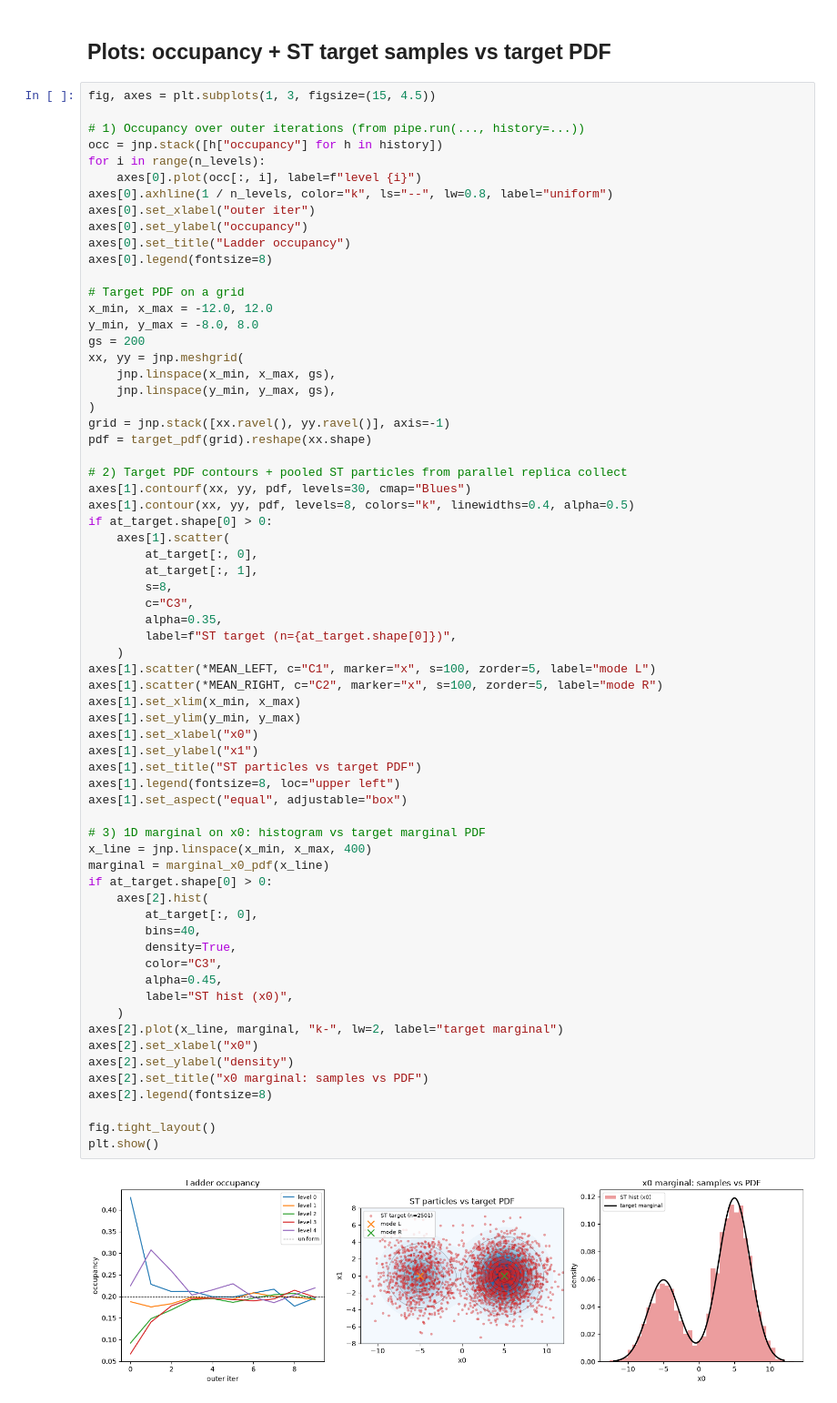
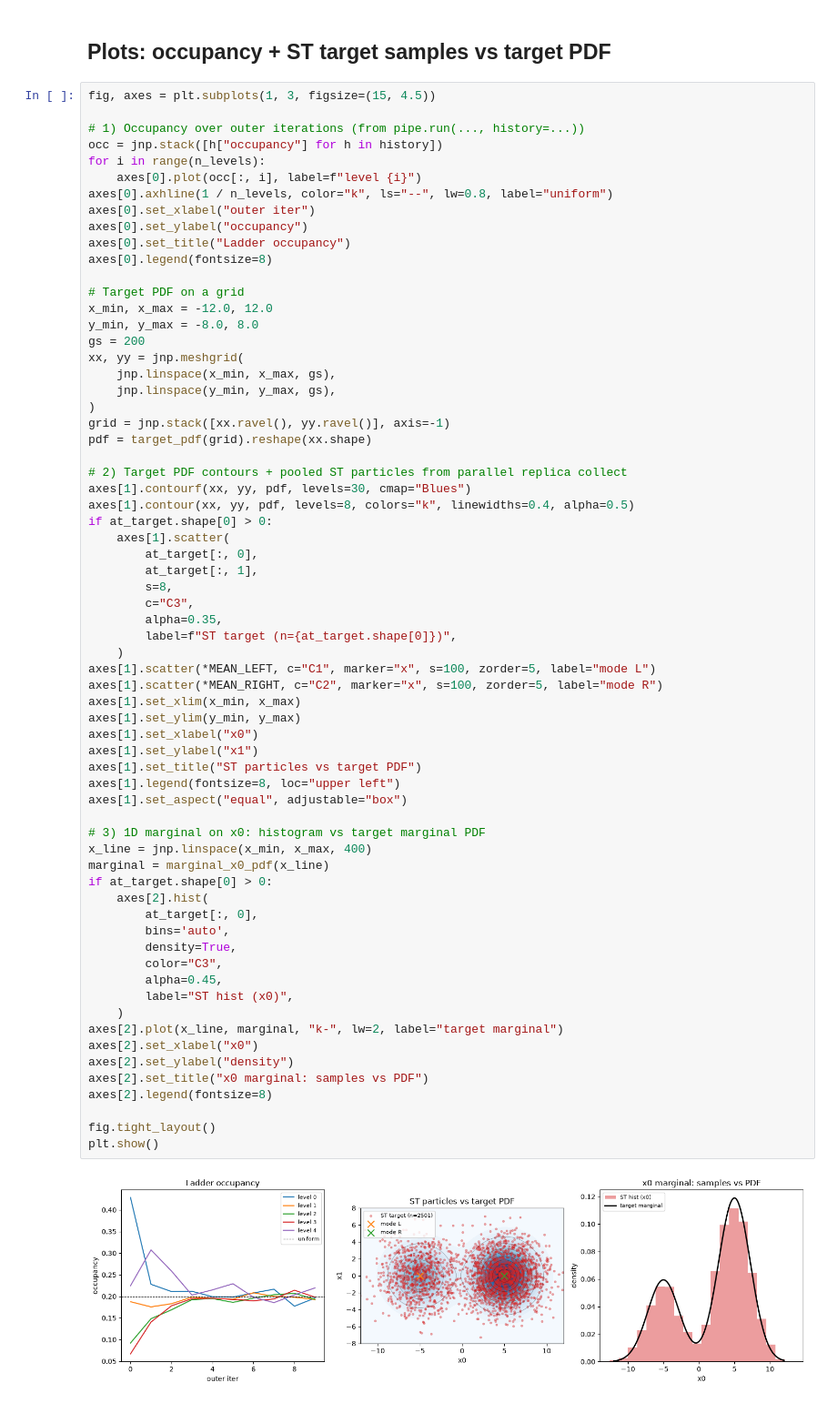
Before and after one commit to saobangmath/jax-krystal, a Jupyter notebook: examples/bimodal_st.ipynb, the cells around one changed output. Shown at 91% size. Saved outputs shown, nothing was run; the diff lists cells and outputs as text.

```diff
--- a/examples/bimodal_st.ipynb
+++ b/examples/bimodal_st.ipynb
@@ -237,32 +230,32 @@ if at_target.shape[0] > 0:
 axes[1].scatter(*MEAN_LEFT, c="C1", marker="x", s=100, zorder=5, label="mode L")
 axes[1].scatter(*MEAN_RIGHT, c="C2", marker="x", s=100, zorder=5, label="mode R")
 axes[1].set_xlim(x_min, x_max)
 axes[1].set_ylim(y_min, y_max)
 axes[1].set_xlabel("x0")
 axes[1].set_ylabel("x1")
 axes[1].set_title("ST particles vs target PDF")
 axes[1].legend(fontsize=8, loc="upper left")
 axes[1].set_aspect("equal", adjustable="box")
 
 # 3) 1D marginal on x0: histogram vs target marginal PDF
 x_line = jnp.linspace(x_min, x_max, 400)
 marginal = marginal_x0_pdf(x_line)
 if at_target.shape[0] > 0:
     axes[2].hist(
         at_target[:, 0],
-        bins=40,
+        bins='auto',
         density=True,
         color="C3",
         alpha=0.45,
         label="ST hist (x0)",
     )
 axes[2].plot(x_line, marginal, "k-", lw=2, label="target marginal")
 axes[2].set_xlabel("x0")
 axes[2].set_ylabel("density")
 axes[2].set_title("x0 marginal: samples vs PDF")
 axes[2].legend(fontsize=8)
 
 fig.tight_layout()
 plt.show()
 # %% [output]
-[figure, old version]
+[figure, new version]
```
Also changed, not shown: parts of 1 cell of this notebook.
